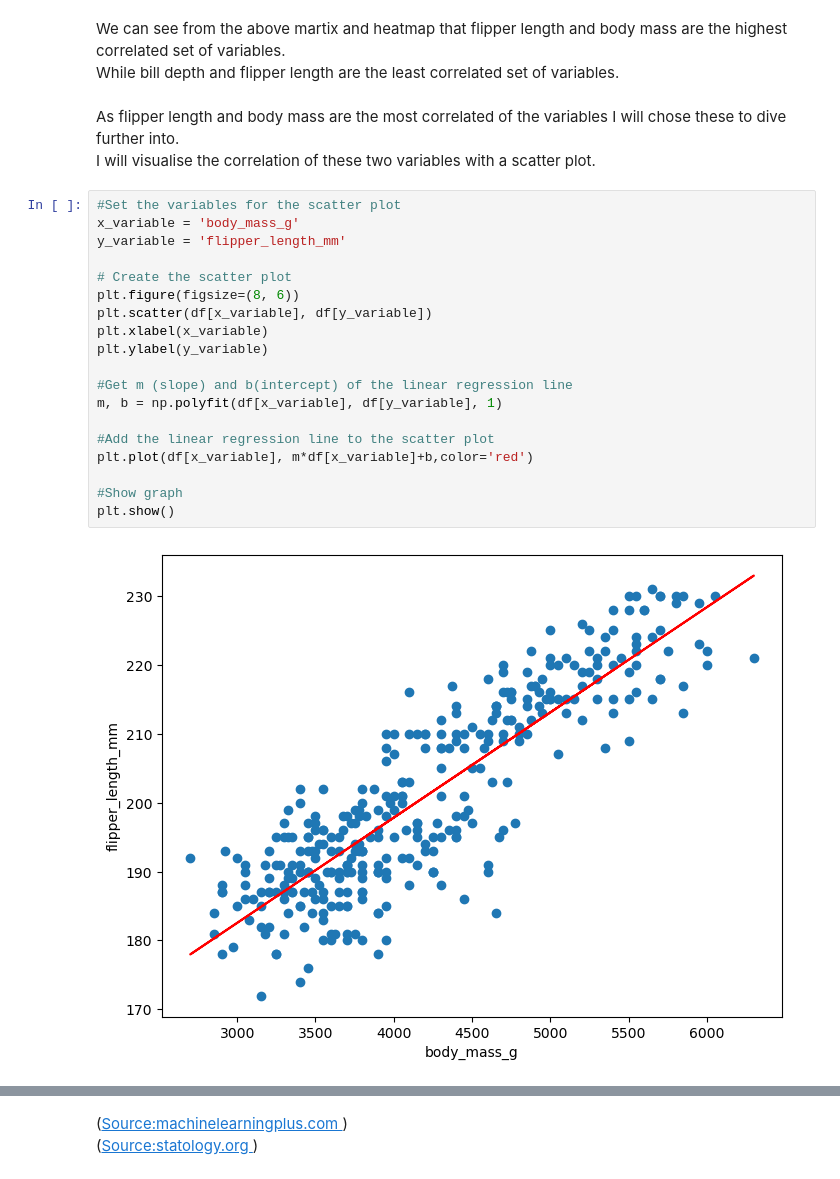
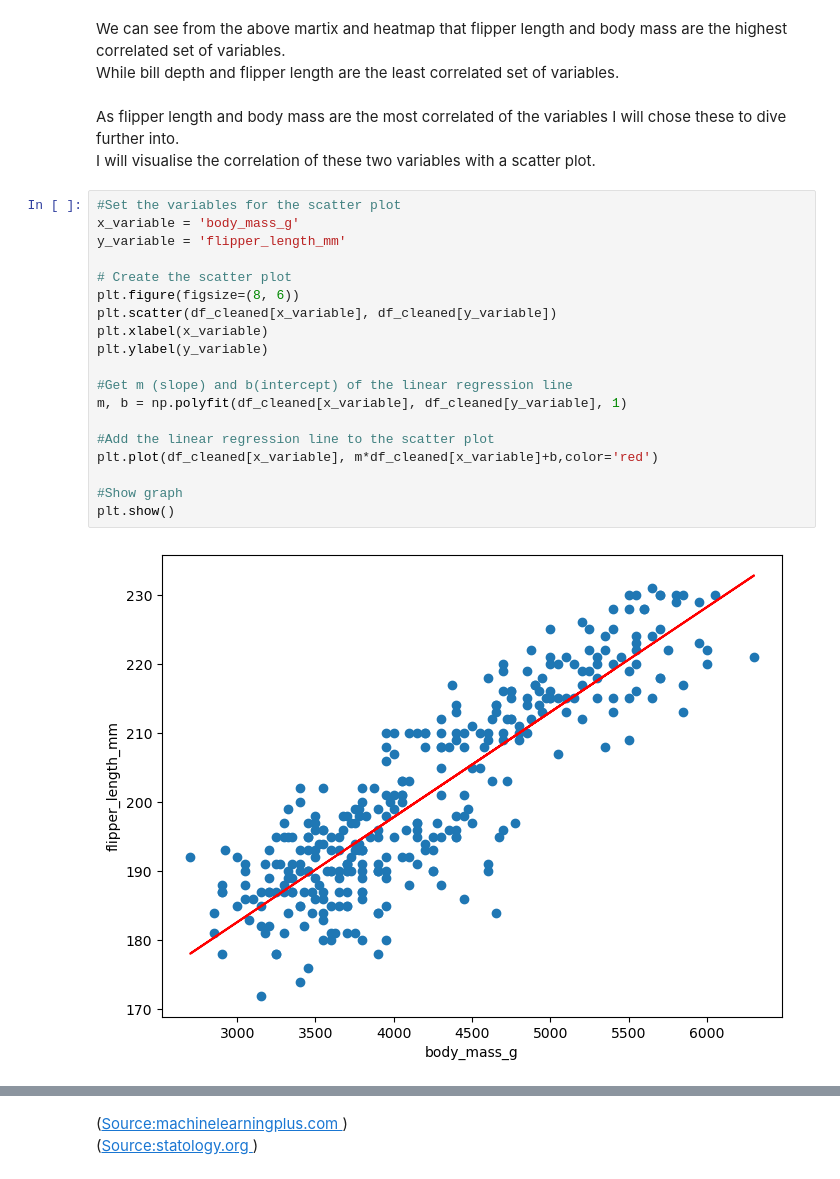
Before and after one commit to sarahembarry/poda-project, a Jupyter notebook: penguins.ipynb, the cells around one changed output, grey strips where cells are left out. Drawn from its saved outputs; the diff is of its cells as text.

```diff
--- a/penguins.ipynb
+++ b/penguins.ipynb
@@ -500,21 +500,21 @@ I will visualise the correlation of these two variables with a scatter plot.
 # %%
 #Set the variables for the scatter plot
 x_variable = 'body_mass_g'
 y_variable = 'flipper_length_mm'
 
 # Create the scatter plot
 plt.figure(figsize=(8, 6))
-plt.scatter(df[x_variable], df[y_variable])
+plt.scatter(df_cleaned[x_variable], df_cleaned[y_variable])
 plt.xlabel(x_variable)
 plt.ylabel(y_variable)
 
 #Get m (slope) and b(intercept) of the linear regression line
-m, b = np.polyfit(df[x_variable], df[y_variable], 1)
+m, b = np.polyfit(df_cleaned[x_variable], df_cleaned[y_variable], 1)
 
 #Add the linear regression line to the scatter plot
-plt.plot(df[x_variable], m*df[x_variable]+b,color='red')
+plt.plot(df_cleaned[x_variable], m*df_cleaned[x_variable]+b,color='red')
 
 #Show graph
 plt.show()
 # %% [output]
-[figure, old version]
+[figure, new version]
```
Also changed, not shown: parts of 7 cells of this notebook, 1 other file.
